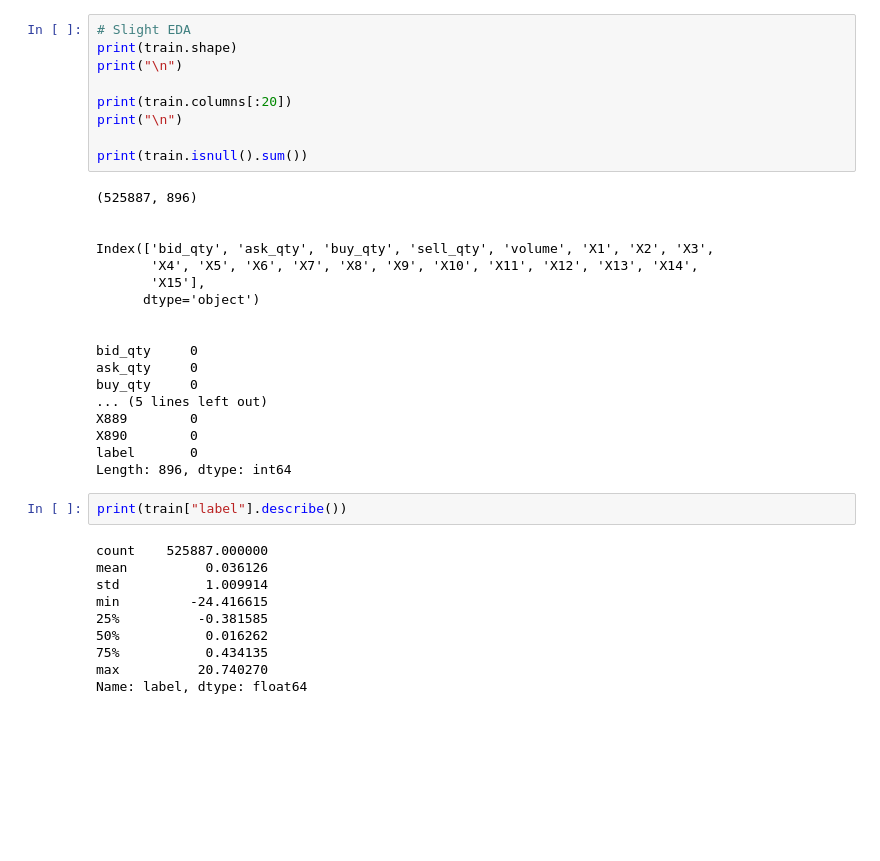
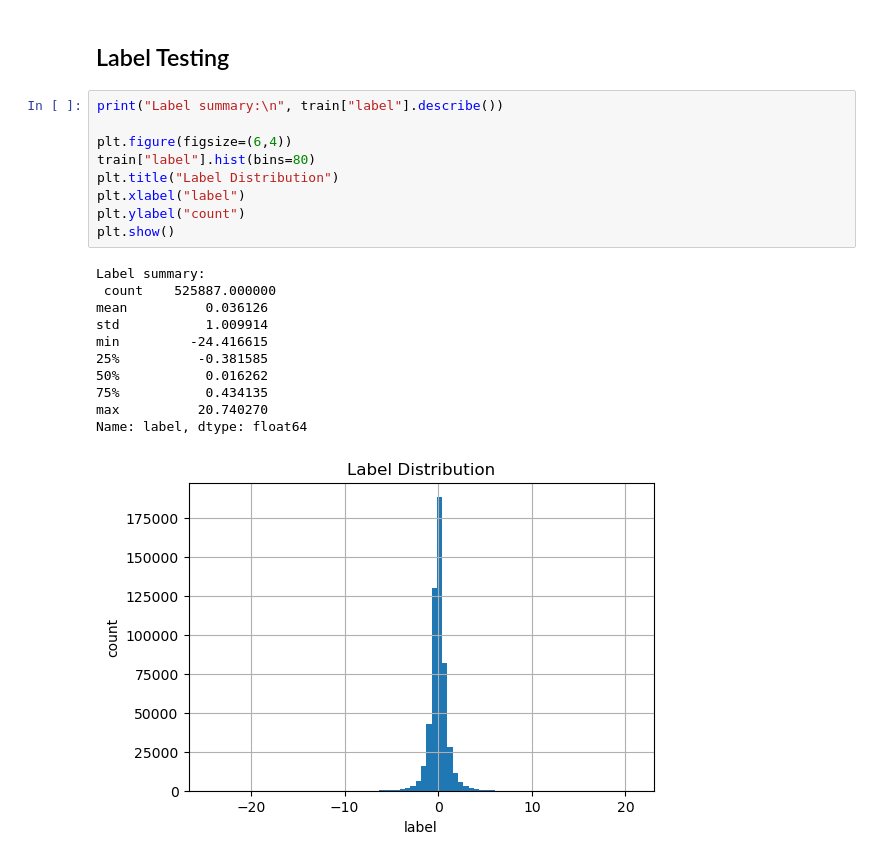
Before and after one commit to j1nge/DRW-Crypto-Market-Prediction, a Jupyter notebook: main.ipynb, the cells around one changed output. Saved outputs shown, nothing was run; the diff lists cells and outputs as text; blank space fills up the shorter version.

```diff
--- a/main.ipynb
+++ b/main.ipynb
@@ -28,39 +42,23 @@ train.head()
-# %%
-# Slight EDA
-print(train.shape)
-print("\n")
-
-print(train.columns[:20])
-print("\n")
-
-print(train.isnull().sum())
-# %% [output]
-(525887, 896)
-
-
-Index(['bid_qty', 'ask_qty', 'buy_qty', 'sell_qty', 'volume', 'X1', 'X2', 'X3',
-       'X4', 'X5', 'X6', 'X7', 'X8', 'X9', 'X10', 'X11', 'X12', 'X13', 'X14',
-       'X15'],
-      dtype='object')
-
-
-bid_qty     0
-ask_qty     0
-buy_qty     0
-... (5 lines left out)
-X889        0
-X890        0
-label       0
-Length: 896, dtype: int64
-# %%
-print(train["label"].describe())
-# %% [output]
-count    525887.000000
-mean          0.036126
-std           1.009914
-min         -24.416615
-25%          -0.381585
-50%           0.016262
-75%           0.434135
-max          20.740270
-Name: label, dtype: float64
+# %% [markdown]
+## Label Testing
+# %%
+print("Label summary:\n", train["label"].describe())
+
+plt.figure(figsize=(6,4))
+train["label"].hist(bins=80)
+plt.title("Label Distribution")
+plt.xlabel("label")
+plt.ylabel("count")
+plt.show()
+# %% [output]
+Label summary:
+ count    525887.000000
+mean          0.036126
+std           1.009914
+min         -24.416615
+25%          -0.381585
+50%           0.016262
+75%           0.434135
+max          20.740270
+Name: label, dtype: float64
+[figure, added]
```
Also changed, not shown: parts of 7 cells of this notebook.
